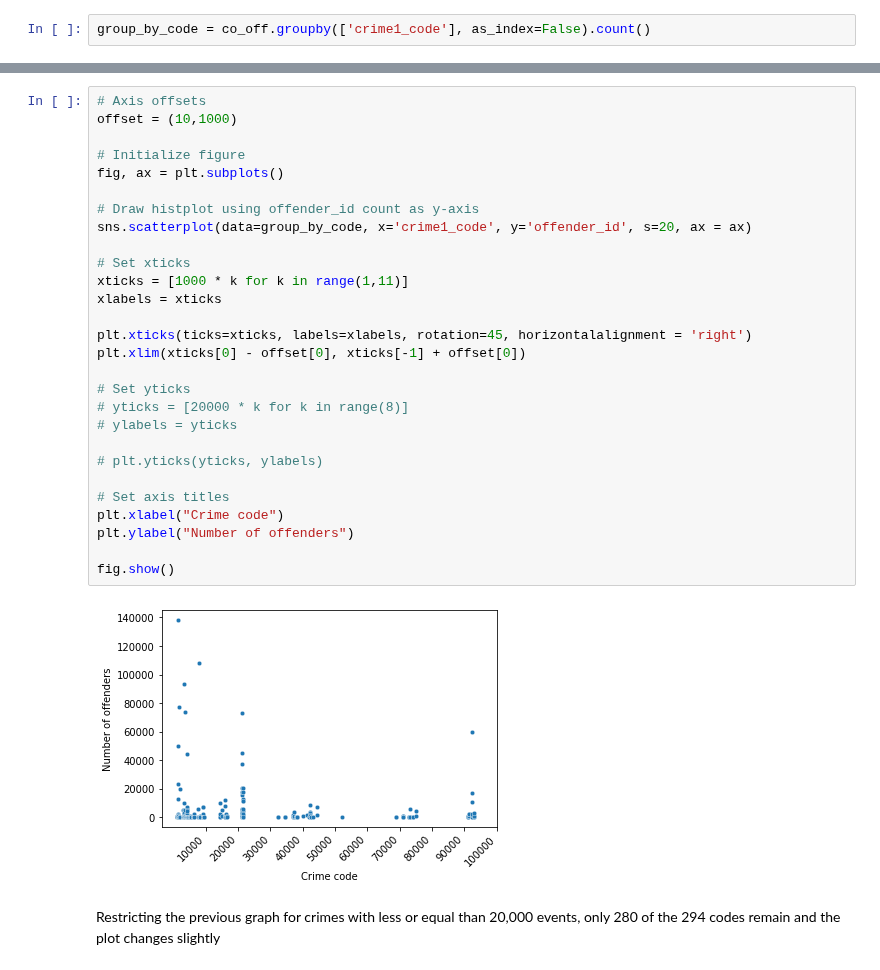
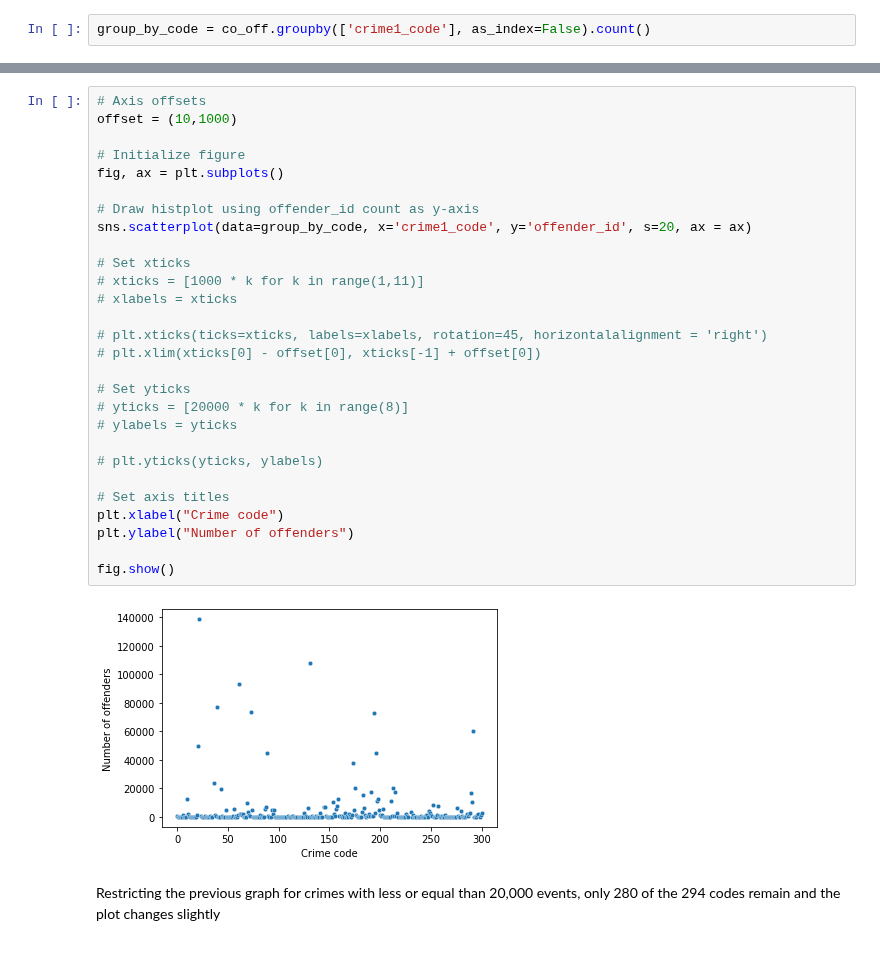
Before and after one commit to pipeton8/6.439-stats-comp-applications, a Jupyter notebook: Assignments/4 - Networks/6.439 - Problem Set 4.ipynb, the cells around one changed output, grey strips where cells are left out. Drawn from its saved outputs; the diff is of its cells as text.

```diff
--- a/Assignments/4 - Networks/6.439 - Problem Set 4.ipynb
+++ b/Assignments/4 - Networks/6.439 - Problem Set 4.ipynb
@@ -112,33 +121,33 @@ Categories (294, int64): [1110, 1120, 1130, 1140, ..., 92402, 93101, 93102, 9310
 # %%
 # Axis offsets
 offset = (10,1000)
 
 # Initialize figure
 fig, ax = plt.subplots()
 
 # Draw histplot using offender_id count as y-axis
 sns.scatterplot(data=group_by_code, x='crime1_code', y='offender_id', s=20, ax = ax)
 
 # Set xticks
-xticks = [1000 * k for k in range(1,11)]
-xlabels = xticks
+# xticks = [1000 * k for k in range(1,11)]
+# xlabels = xticks
 
-plt.xticks(ticks=xticks, labels=xlabels, rotation=45, horizontalalignment = 'right')
-plt.xlim(xticks[0] - offset[0], xticks[-1] + offset[0])
+# plt.xticks(ticks=xticks, labels=xlabels, rotation=45, horizontalalignment = 'right')
+# plt.xlim(xticks[0] - offset[0], xticks[-1] + offset[0])
 
 # Set yticks
 # yticks = [20000 * k for k in range(8)]
 # ylabels = yticks
 
 # plt.yticks(yticks, ylabels)
 
 # Set axis titles
 plt.xlabel("Crime code")
 plt.ylabel("Number of offenders")
 
 fig.show()
 # %% [output]
-[figure, old version]
+[figure, new version]
 # %% [markdown]
 Restricting the previous graph for crimes with less or equal than 20,000 events, only 280 of the 294 codes remain and the plot changes slightly
 # %%
```
Also changed, not shown: parts of 7 cells of this notebook.
